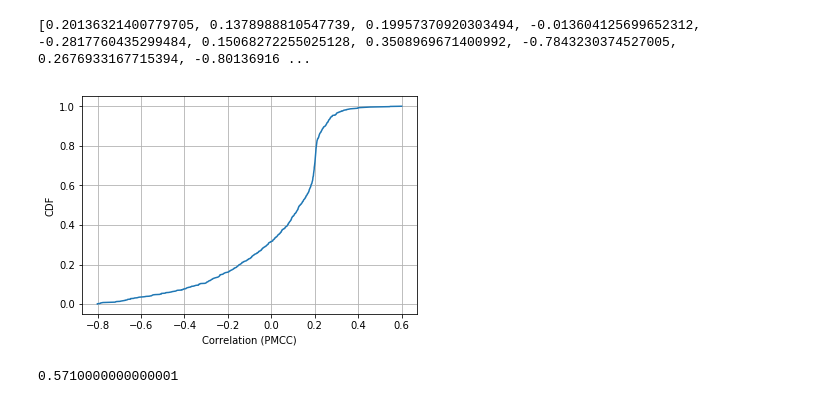
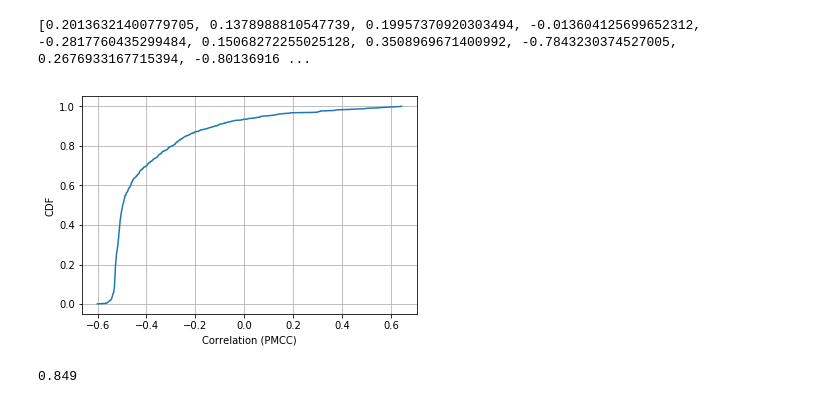
Before and after one commit to wmow/bloombergMDM, a Jupyter notebook: PROBLEMFILE.ipynb, the cells around one changed output. Saved outputs shown, nothing was run; the diff lists cells and outputs as text; code cells hidden in the pictures.

```diff
--- a/PROBLEMFILE.ipynb
+++ b/PROBLEMFILE.ipynb
@@ -750,14 +757,14 @@ dart_coef_2018=[-0.41181620159771004, -0.5381245204276403, -0.36791123411958887,
 
-ecdf=empirical_distribution.ECDF(dart_coef_2019)
+ecdf=empirical_distribution.ECDF(dart_coef_2018)
 plt.plot(ecdf.x, ecdf.y)
 plt.grid(1)
 plt.xlabel("Correlation (PMCC)")
 plt.ylabel("CDF")
 plt.savefig('groupDartboardECDF2018.png', bbox_inches='tight')
 # %% [output]
-[figure, old version]
+[figure, new version]
 # %%
-test_tilt=0.17319728
+test_tilt=-0.238288
 print(ecdf(test_tilt))
 # %% [output]
-0.5710000000000001
+0.849
```
Also changed, not shown: parts of 8 cells of this notebook.
